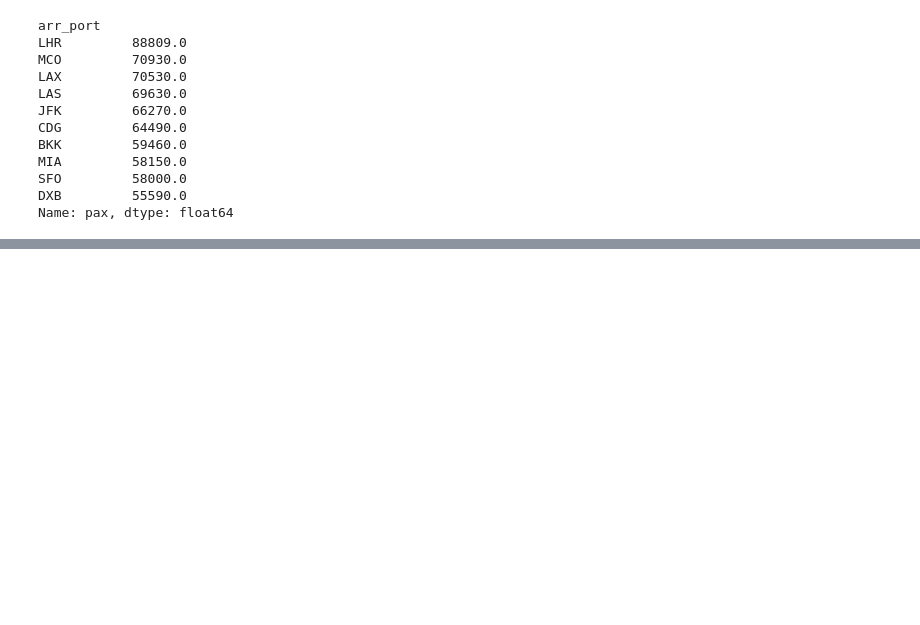
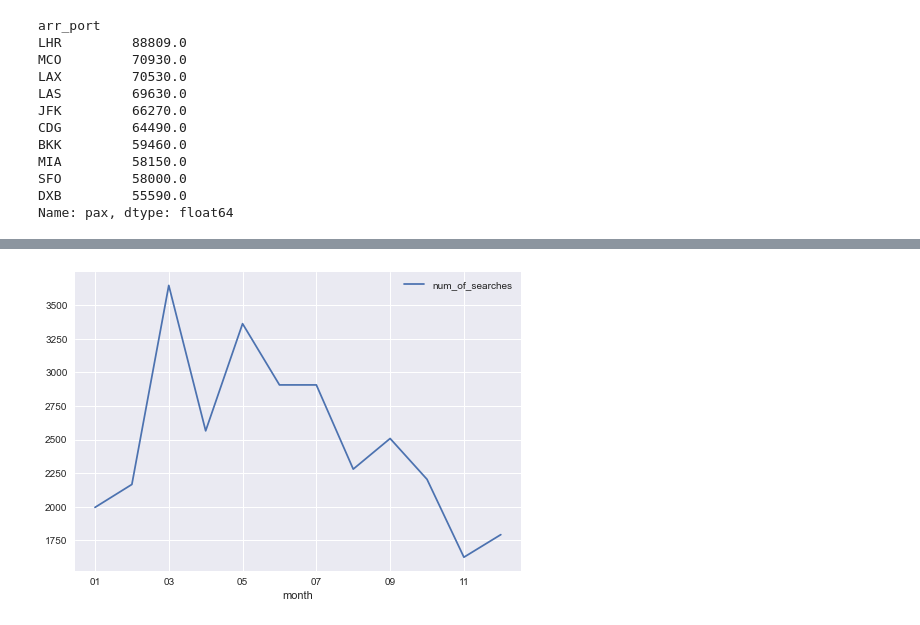
Before and after one commit to deividvalerius/K-School-Challenge, a Jupyter notebook: DS Challenge.ipynb, the cells around one changed output, grey strips where cells are left out. Saved outputs shown, nothing was run; the diff lists cells and outputs as text; code cells hidden in the pictures; blank space fills up the shorter version.

```diff
--- a/DS Challenge.ipynb
+++ b/DS Challenge.ipynb
@@ -64,0 +137,5 @@ Name: pax, dtype: float64
+# %%
+MLA = searches[searches.Destination == 'MLA'].groupby('month').Destination.count()
+MLA = MLA.to_frame().reset_index()
+MLA = MLA.rename(columns = {'Destination': 'num_of_searches'})
+print(MLA)
@@ -64,0 +169,5 @@ Name: pax, dtype: float64
+# %%
+MLA.plot(x ='month', y='num_of_searches')
+plt.show()
+# %% [output]
+[figure, added]
```
Also changed, not shown: parts of 9 cells of this notebook.
